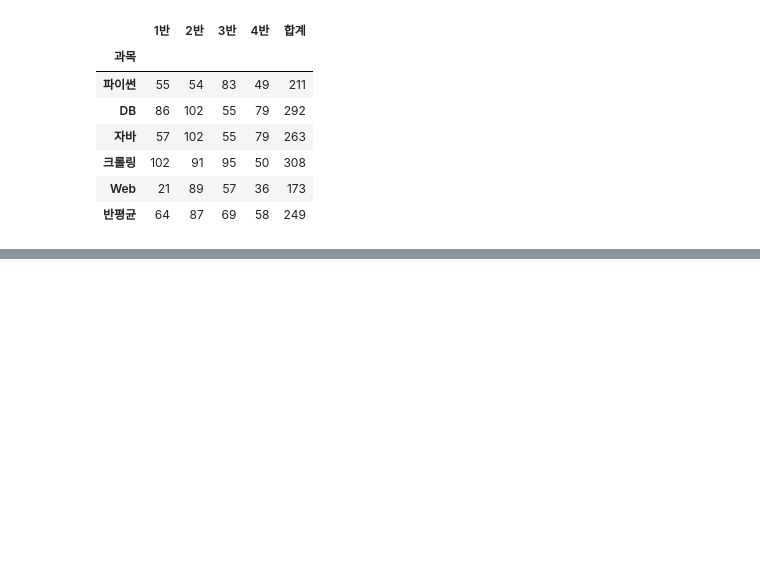
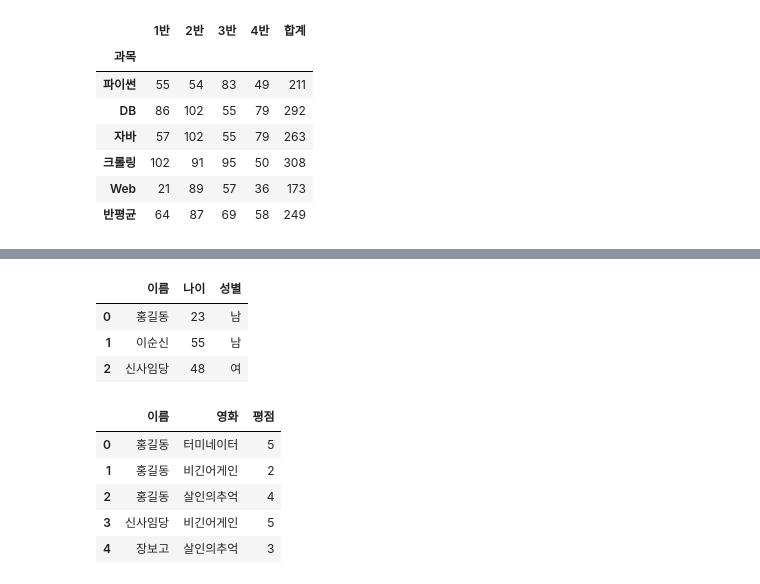
Before and after one commit to parvenuHJ/Python, a Jupyter notebook: Practice/Python Library/2. Pandas Library.ipynb, the cells around one changed output, grey strips where cells are left out. Saved outputs shown, nothing was run; the diff lists cells and outputs as text; code cells hidden in the pictures; blank space fills up the shorter version.

```diff
--- a/Practice/Python Library/2. Pandas Library.ipynb
+++ b/Practice/Python Library/2. Pandas Library.ipynb
@@ -1105,0 +1132,18 @@ display(score.applymap(plus))
+# %%
+H_info = pd.DataFrame(data1)
+H_info
+# %% [output]
+|  | 이름 | 나이 | 성별 |
+| 0 | 홍길동 | 23 | 남 |
+| 1 | 이순신 | 55 | 남 |
+| 2 | 신사임당 | 48 | 여 |
+# %%
+R_info = pd.DataFrame(data2)
+R_info
+# %% [output]
+|  | 이름 | 영화 | 평점 |
+| 0 | 홍길동 | 터미네이터 | 5 |
+| 1 | 홍길동 | 비긴어게인 | 2 |
+| 2 | 홍길동 | 살인의추억 | 4 |
+| 3 | 신사임당 | 비긴어게인 | 5 |
+| 4 | 장보고 | 살인의추억 | 3 |
```
Also changed, not shown: parts of 25 cells of this notebook, 1 other file.
